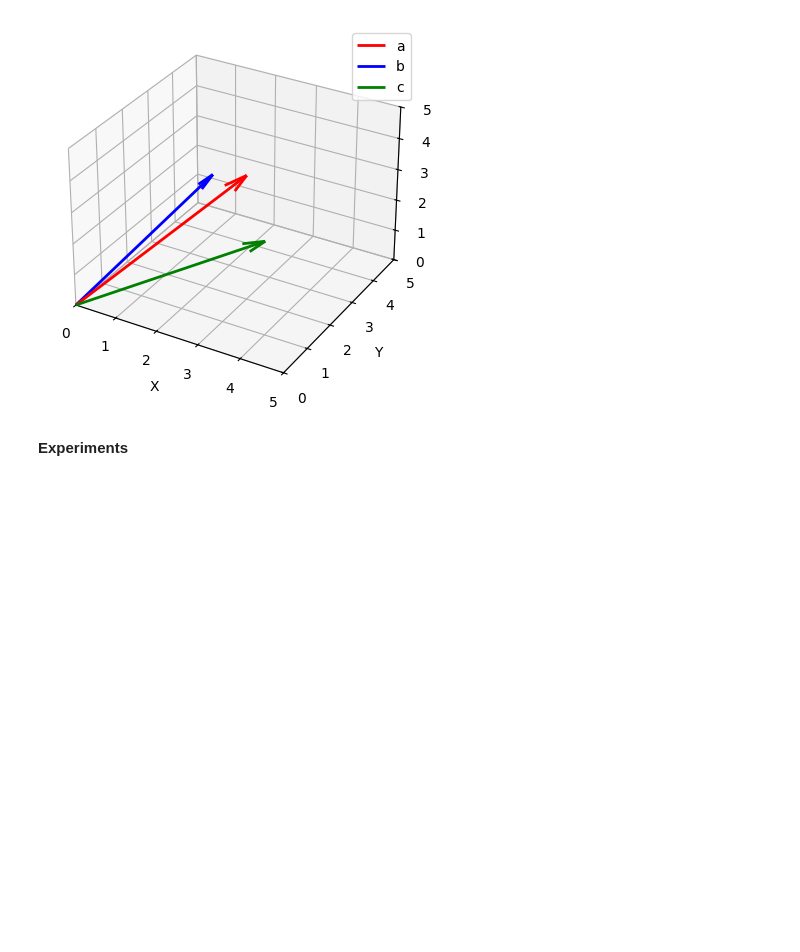
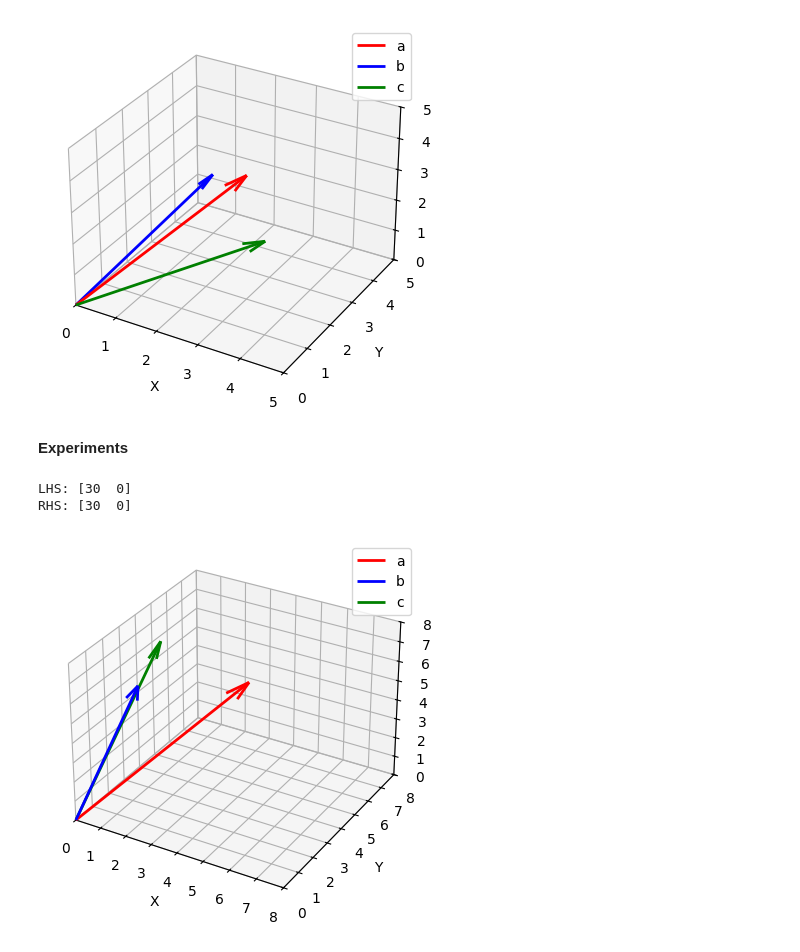
Before and after one commit to kahrees/the-compendium, a Jupyter notebook: Vectors.ipynb, the cells around one changed output. Drawn from its saved outputs; the diff is of its cells as text; code cells hidden in the pictures; blank space fills up the shorter version.

```diff
--- a/Vectors.ipynb
+++ b/Vectors.ipynb
@@ -41,3 +41,34 @@ plt.show()
 [figure]
 # %% [markdown]
 **Experiments**
+# %%
+# Associativity
+
+e = 5
+
+lh = d * e * (v)
+rh = d * (e*v)
+
+print(f"LHS: {lh}")
+print(f"RHS: {rh}")
+# %% [output]
+LHS: [30  0]
+RHS: [30  0]
+# %%
+a = jnp.array([5, 3, 7])
+b = jnp.array([2, 1, 7])
+c = jnp.array([1, 4, 7])
+
+fig = plt.figure()
+ax = fig.add_subplot(111, projection="3d")
+
+for vec, name, color in [(a, "a", "red"), (b, "b", "blue"), (c, "c", "green")]:
+    ax.quiver(0, 0, 0, *vec, color=color, arrow_length_ratio=0.1, linewidth=2, label=name)
+
+lim = int(jnp.abs(jnp.stack([a, b, c])).max()) + 1
+ax.set_xlim([0, lim]); ax.set_ylim([0, lim]); ax.set_zlim([0, lim])
+ax.set_xlabel("X"); ax.set_ylabel("Y"); ax.set_zlabel("Z")
+ax.legend()
+plt.show()
+# %% [output]
+[figure, added]
```
Also changed, not shown: parts of 1 cell of this notebook.
